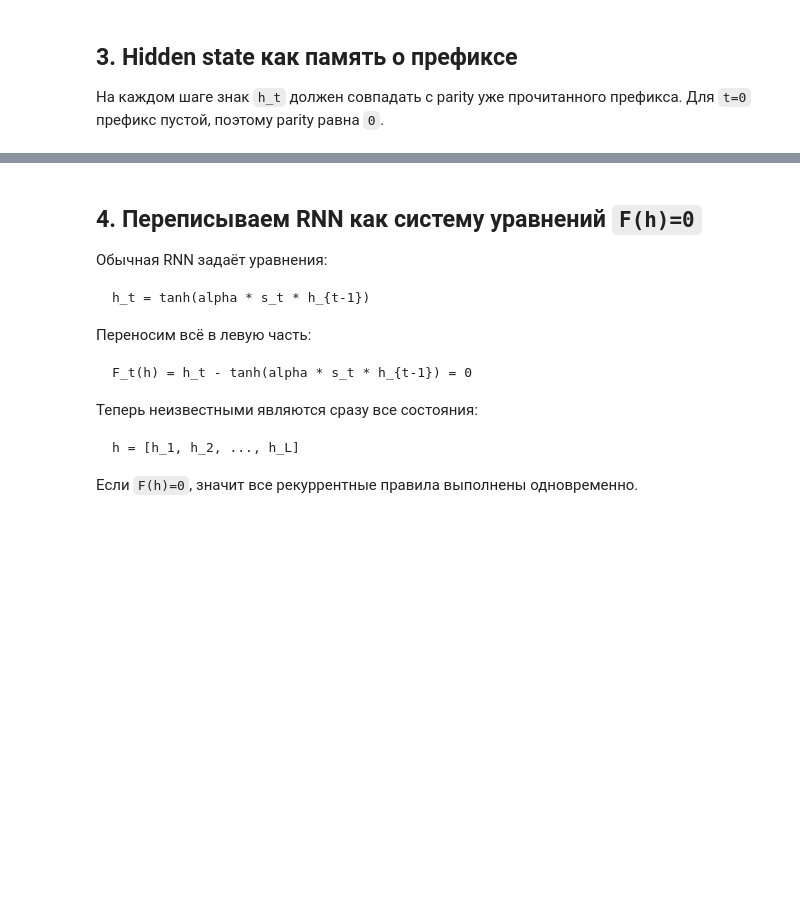
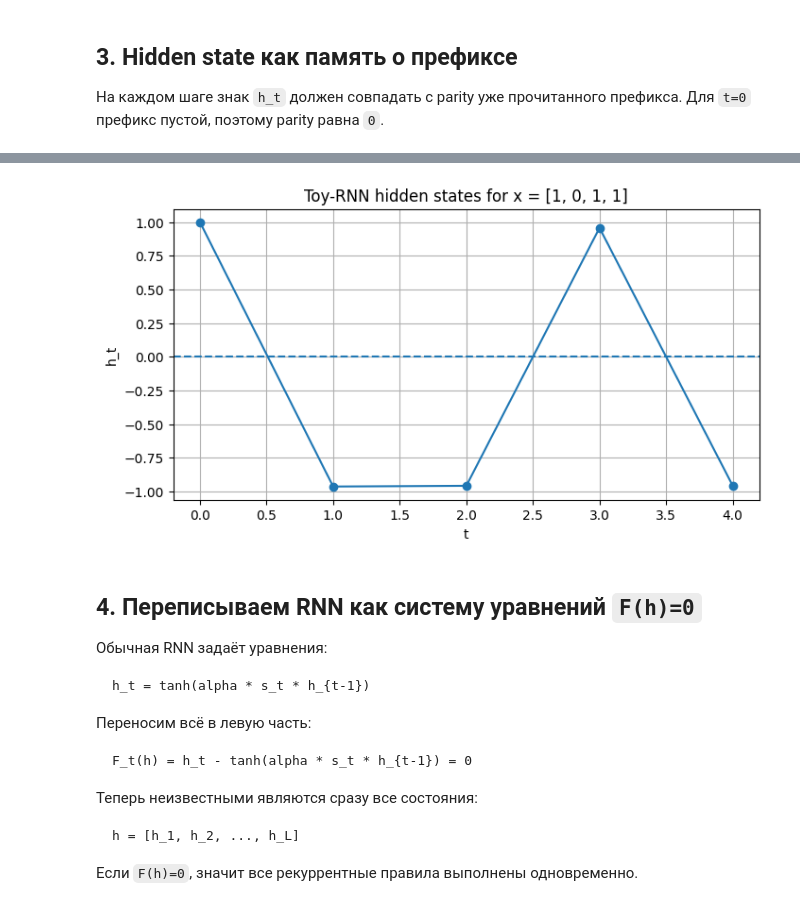
Before and after one commit to dedbin/toy-rnn, a Jupyter notebook: toy_pararnn_parity_mvp.ipynb, the cells around one changed output, grey strips where cells are left out. Saved outputs shown, nothing was run; the diff lists cells and outputs as text; code cells hidden in the pictures; blank space fills up the shorter version.

Commit message:
feat(notebook): finalize toy pararnn parity mvp
Add project README, requirements, gitignore, saved result plots, and expanded notebook experiments for Newton, scan, runtime, and alpha analysis.

```diff
--- a/toy_pararnn_parity_mvp.ipynb
+++ b/toy_pararnn_parity_mvp.ipynb
@@ -11,15 +11,20 @@
 
 Это учебная демонстрация идеи, а не реализация настоящей Apple ParaRNN.
 # %%
+from pathlib import Path
+import math
+import time
+
+import matplotlib.pyplot as plt
 import numpy as np
-import matplotlib.pyplot as plt
-import time
-import math
 
 np.random.seed(42)
 
 ALPHA = 2.0
 H0 = 1.0
+
+RESULTS_DIR = Path("results")
+RESULTS_DIR.mkdir(exist_ok=True)
 # %% [markdown]
 ## 1. Parity task и данные
 
@@ -205,24 +224,36 @@ assert all((h_demo[t] > 0) == (p_demo[t] == 0) for t in range(len(h_demo)))
 # %%
 def plot_hidden_states(
     x: np.ndarray,
     h: np.ndarray,
     title: str = "Hidden states",
+    save_path: Path | None = None,
 ) -> None:
     """
     Строит график h_t по времени.
     Также рисует горизонтальную линию y=0.
     """
     plt.figure(figsize=(8, 4))
     plt.plot(range(len(h)), h, marker="o")
     plt.axhline(0, linestyle="--")
     plt.xlabel("t")
     plt.ylabel("h_t")
     plt.title(title)
     plt.grid(True)
+
+    if save_path is not None:
+        plt.savefig(save_path, dpi=150, bbox_inches="tight")
+
     plt.show()
 
 
-plot_hidden_states(x_demo, h_demo, title="Toy-RNN hidden states for x = [1, 0, 1, 1]")
+plot_hidden_states(
+    x_demo,
+    h_demo,
+    title="Toy-RNN hidden states for x = [1, 0, 1, 1]",
+    save_path=RESULTS_DIR / "hidden_states_example.png",
+)
+# %% [output]
+[figure, added]
 # %% [markdown]
 ## 4. Переписываем RNN как систему уравнений `F(h)=0`
 
```
Also changed, not shown: parts of 26 cells of this notebook, 11 other files.
